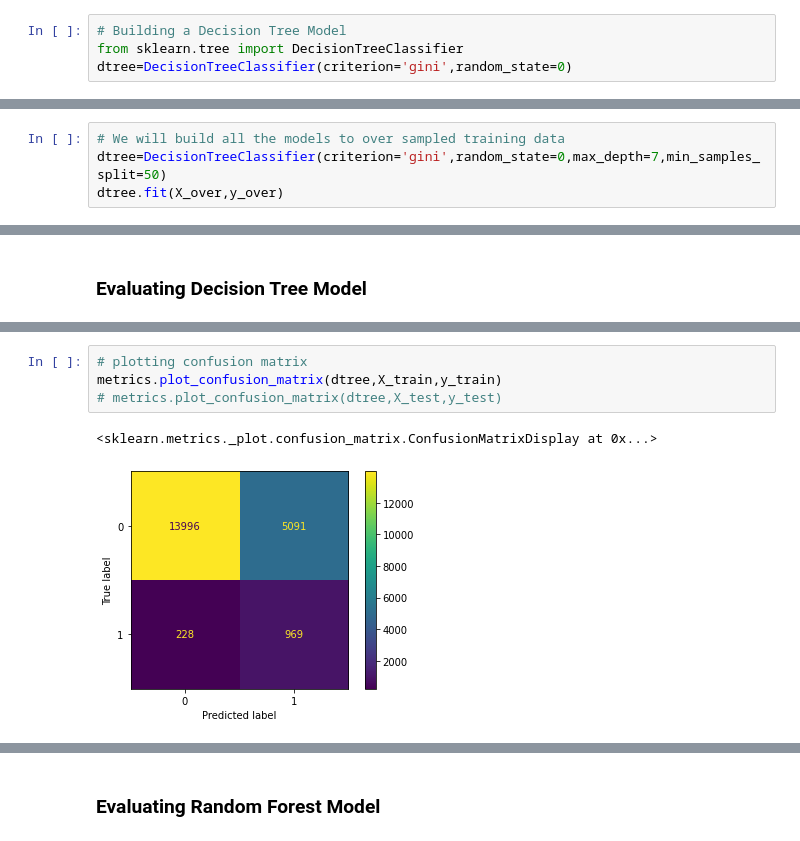
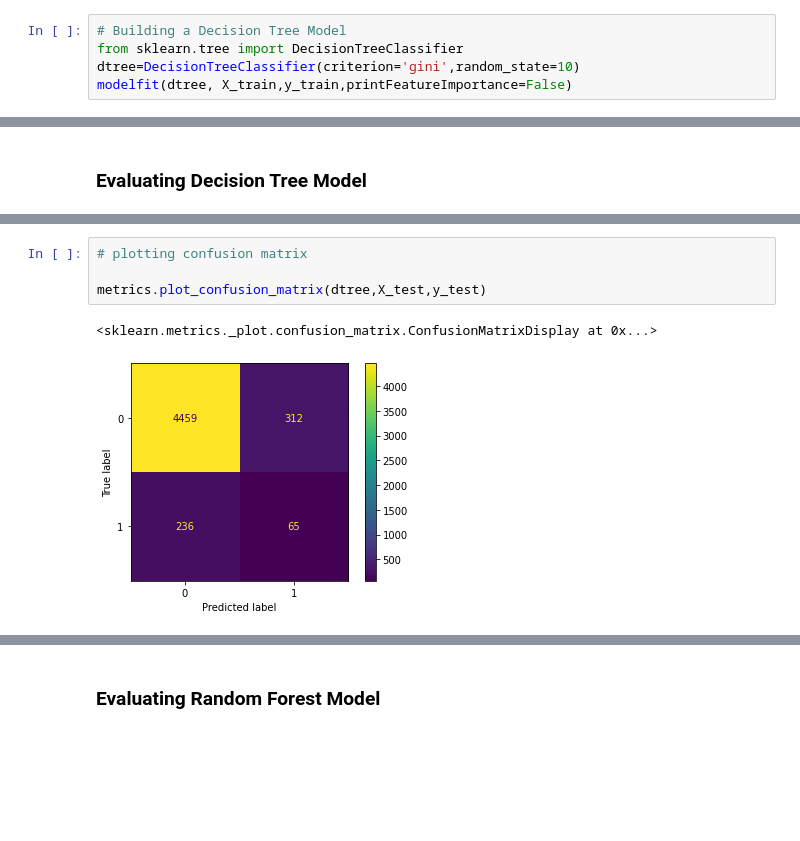
Before and after one commit to shobhit009/MachineLearningClassification, a Jupyter notebook: Classifications/XGB/Shobhit_Kumar_DS2_Assignment_solution.ipynb, the cells around one changed output, grey strips where cells are left out. Saved outputs shown, nothing was run; the diff lists cells and outputs as text; blank space fills up the shorter version.

```diff
--- a/Classifications/XGB/Assignment.ipynb
+++ b/Classifications/XGB/Shobhit_Kumar_DS2_Assignment_solution.ipynb
@@ -722,4 +775,5 @@ dtype: int64
 # %%
 # Building a Decision Tree Model
 from sklearn.tree import DecisionTreeClassifier
-dtree=DecisionTreeClassifier(criterion='gini',random_state=0)
+dtree=DecisionTreeClassifier(criterion='gini',random_state=10)
+modelfit(dtree, X_train,y_train,printFeatureImportance=False)
@@ -743,4 +784,0 @@ Best Parameters using grid search:
-# %%
-# We will build all the models to over sampled training data
-dtree=DecisionTreeClassifier(criterion='gini',random_state=0,max_depth=7,min_samples_split=50)
-dtree.fit(X_over,y_over)
@@ -889,10 +865,10 @@ f1_score: 0.18730489073881373
 # %%
 # plotting confusion matrix
-metrics.plot_confusion_matrix(dtree,X_train,y_train)
-# metrics.plot_confusion_matrix(dtree,X_test,y_test)
+
+metrics.plot_confusion_matrix(dtree,X_test,y_test)
 # %% [output]
 <sklearn.metrics._plot.confusion_matrix.ConfusionMatrixDisplay at 0x...>
-[figure, old version]
+[figure, new version]
 # %%
 # plotting roc curve for decision tree
 plot_roc_curve(y_test,y_pred_tree_proba)
```
Also changed, not shown: parts of 62 cells of this notebook.
